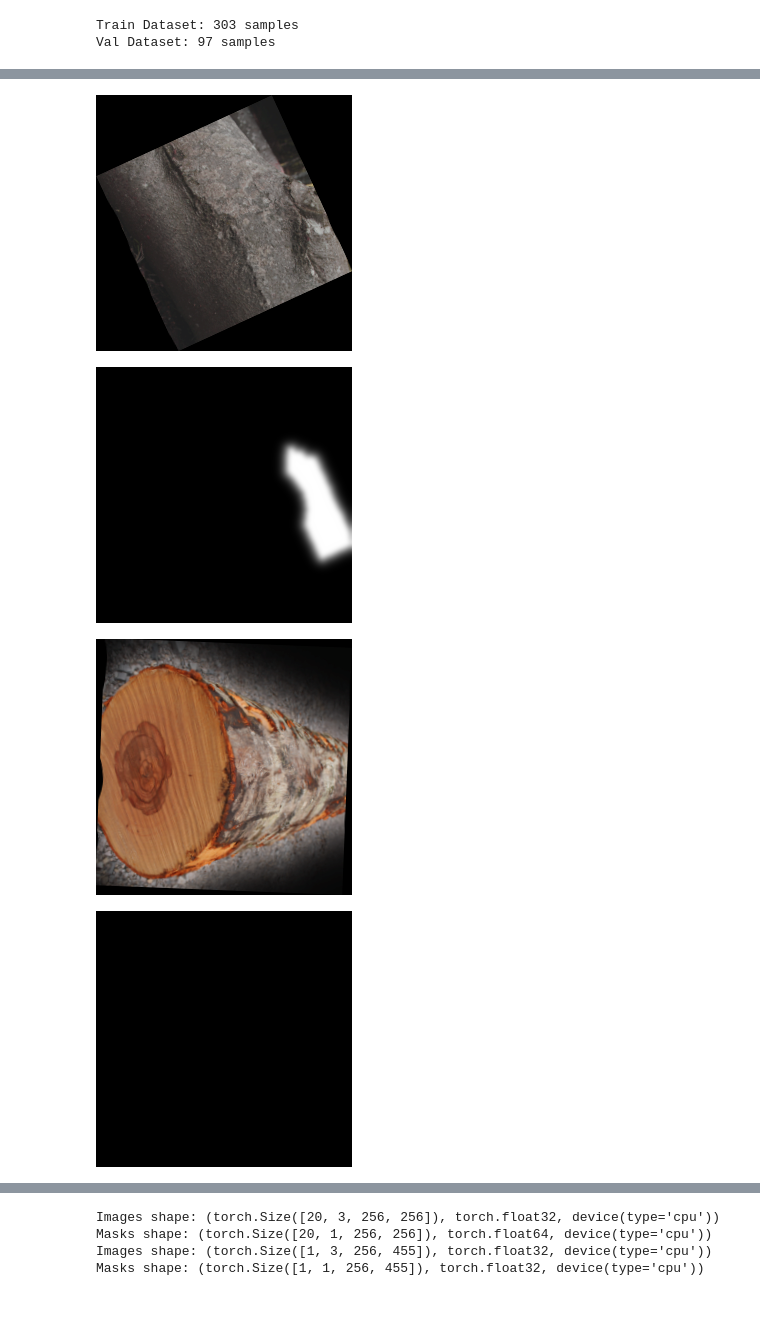
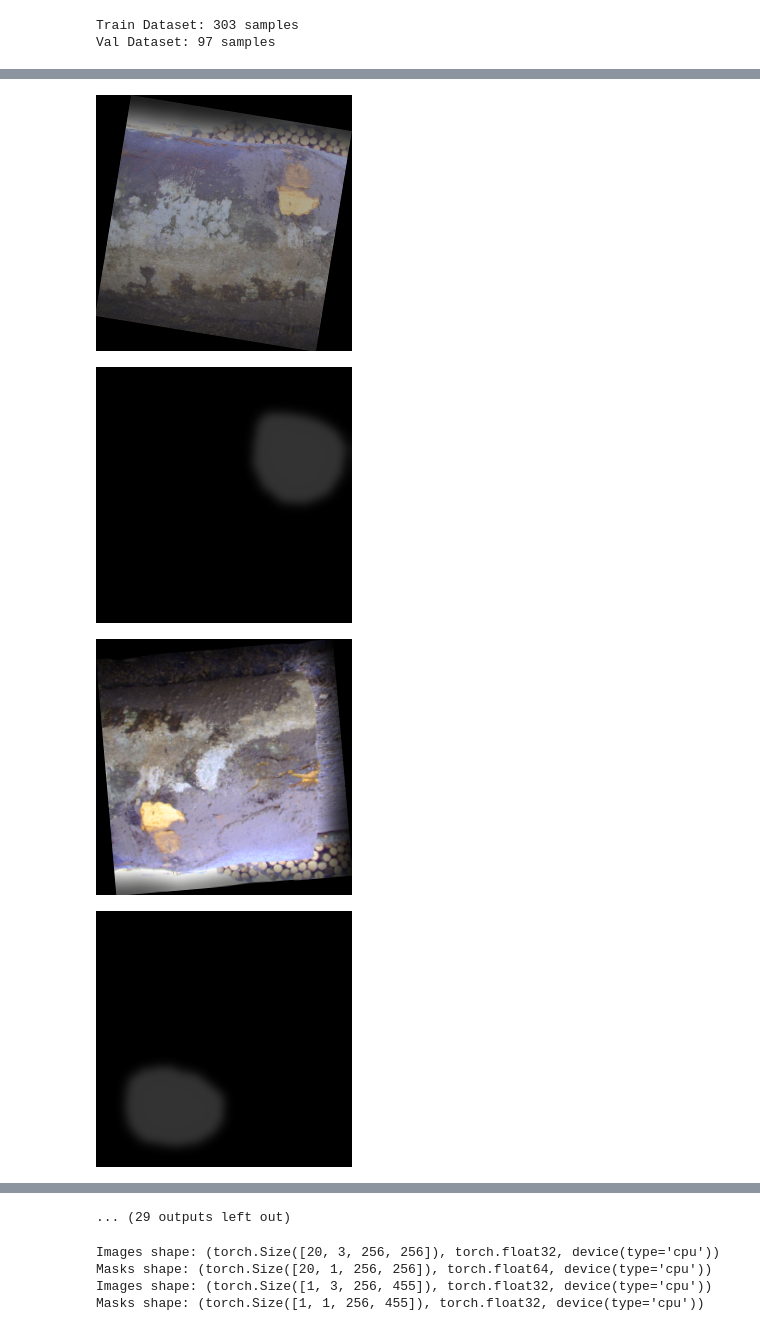
Before and after one commit to AllIAskOfYou/woodknots, a Jupyter notebook: scripts/examine.ipynb, the cells around one changed output, grey strips where cells are left out. Drawn from its saved outputs; the diff is of its cells as text; code cells hidden in the pictures.

```diff
--- a/scripts/examine.ipynb
+++ b/scripts/examine.ipynb
@@ -34,6 +34,7 @@ train_dataset = SegDataset(
     cases=train_cases,
     preprocessing=preprocessing,
     transform=train_transform,
+    class_groups=cfg.class_groups,
     cache_amount=0.0,
 )
 val_dataset = SegDataset(
@@ -42,11 +43,12 @@ val_dataset = SegDataset(
     cases=val_cases,
     preprocessing=preprocessing,
     transform=val_transform,
+    class_groups=cfg.class_groups,
     cache_amount=0.0,
 )
 
 train_dataloader = torch.utils.data.DataLoader(
-    train_dataset, batch_size=cfg.batch_size, shuffle=True, num_workers=0
+    train_dataset, batch_size=cfg.batch_size, shuffle=False, num_workers=0
 )
 val_dataloader = torch.utils.data.DataLoader(
     val_dataset, batch_size=1, shuffle=False, num_workers=0
@@ -72,7 +74,7 @@ print(f"Batch of images shape: {images.shape, images.dtype, images.device}")
 from PIL import Image
 import numpy as np
 
-for image, mask in list(zip(images, masks))[:4]:
+for image, mask in list(zip(images, masks))[:20]:
     Image.fromarray((image.permute(1, 2, 0).numpy() * 255).astype(np.uint8)).show()
     Image.fromarray((mask.squeeze().numpy() * 255).astype(np.uint8)).show()
 # %% [output]
@@ -100,4 +86,4 @@ Batch of images shape: (torch.Size([20, 3, 256, 256]), torch.float32, device(typ
-[figure, old version]
+[figure, new version]
-[figure, old version]
+[figure, new version]
-[figure, old version]
+[figure, new version]
-[figure, old version]
+[figure, new version]
@@ -104,3 +93,4 @@ Batch of images shape: (torch.Size([20, 3, 256, 256]), torch.float32, device(typ
+... (29 outputs left out)
 # %%
 for batch in train_dataloader:
     images, masks = batch
```
Also changed, not shown: parts of 1 cell of this notebook, 14 other files.
